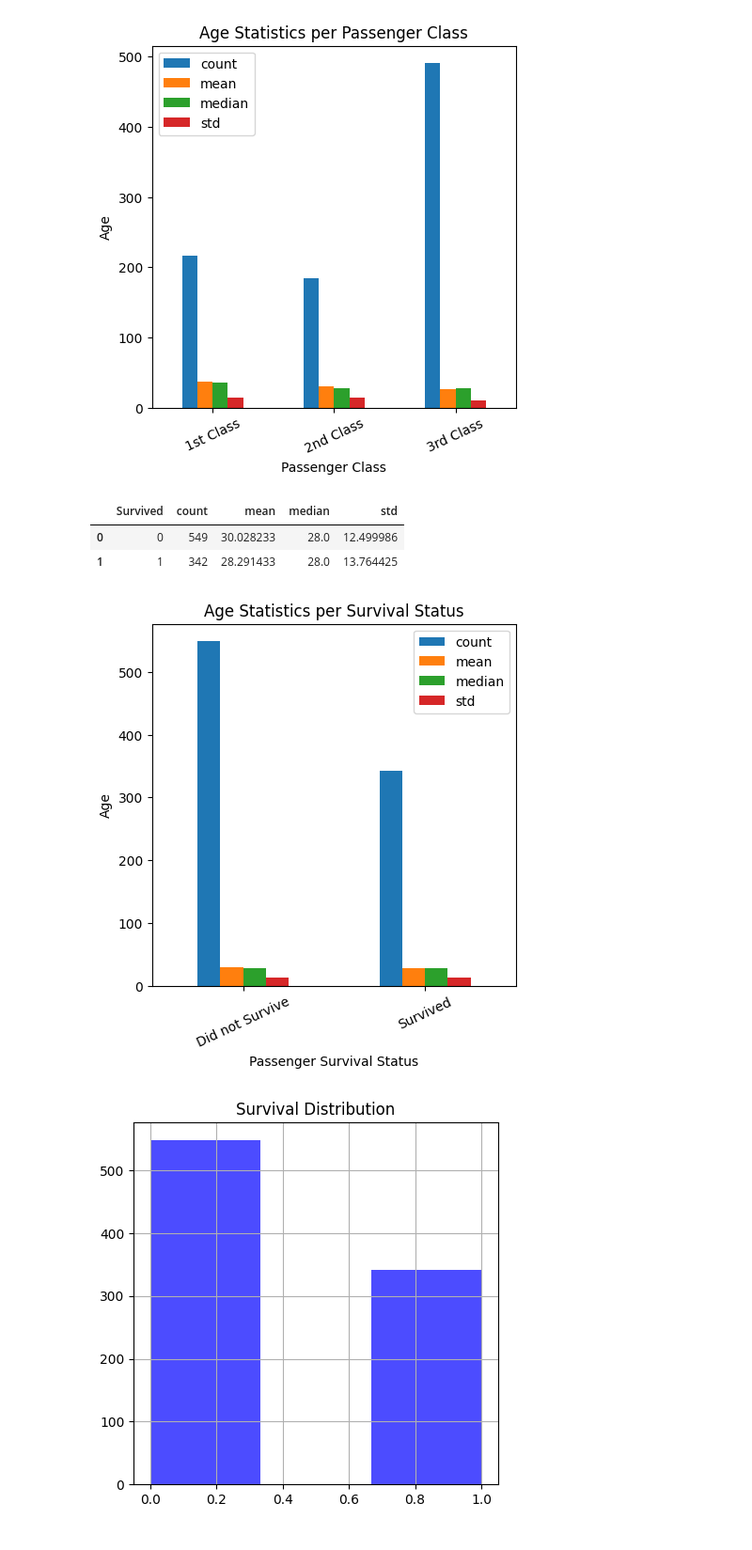
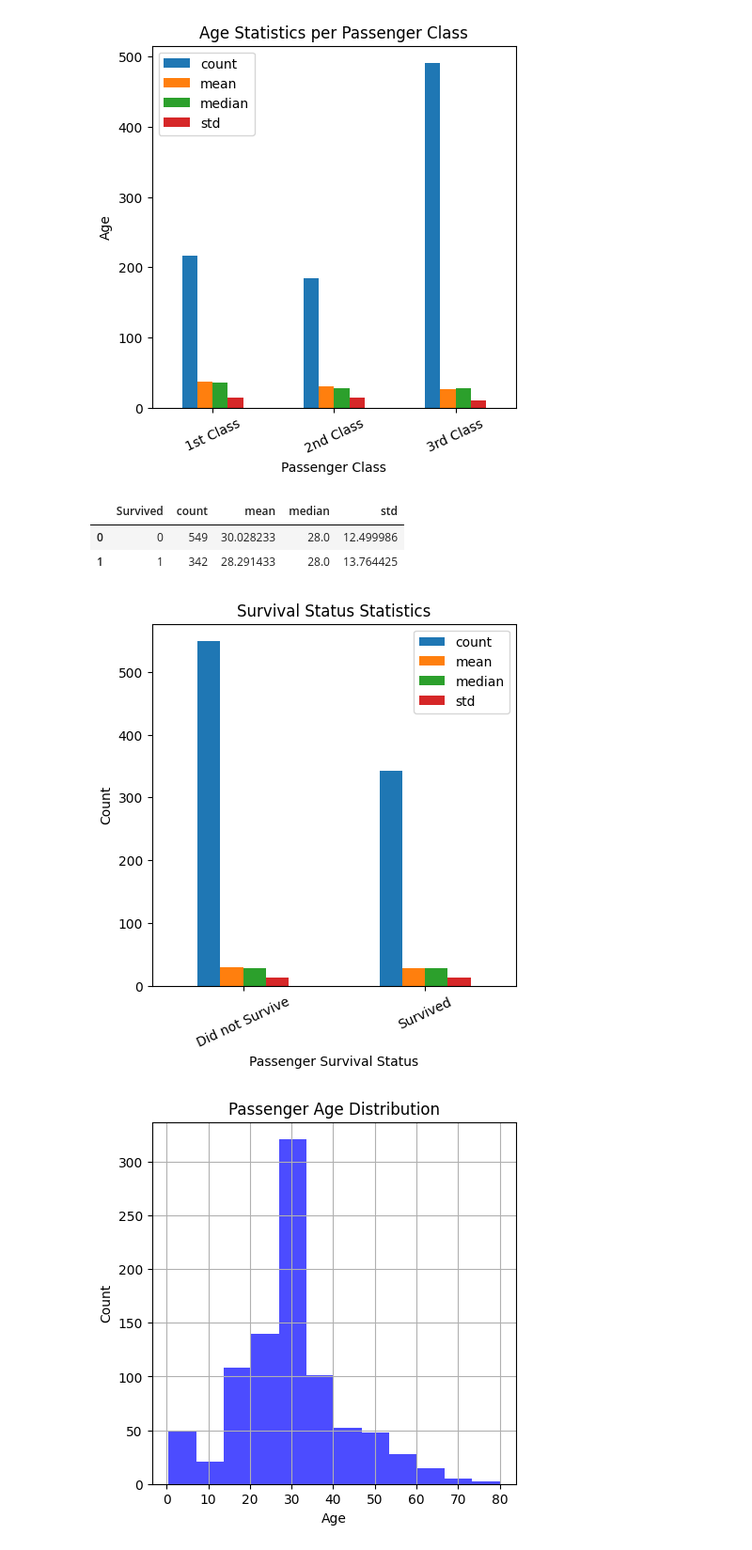
Before and after one commit to Alexander040105/ThirdYearProjects, a Jupyter notebook: data_mining_sub/titanic.ipynb, the cells around one changed output. Shown: that part at 94% size. Cells and saved outputs as stored; diff of their text form; code cells hidden in the pictures.

```diff
--- a/data_mining_sub/titanic.ipynb
+++ b/data_mining_sub/titanic.ipynb
@@ -43,5 +43,5 @@ For example, when doing 'df[col].method(value, inplace=True)', try using 'df.met
 
   titanic_dataset['Age'].fillna(titanic_dataset['Age'].median(), inplace=True)
 # %%
-titanic_dataset.dropna()
-titanic_dataset.drop(columns=['PassengerId', 'Name', 'Ticket', 'Cabin'], inplace=True)
+titanic_dataset.drop(columns=['Cabin'], inplace=True)
+titanic_dataset['familySize'] = titanic_dataset['SibSp'] + titanic_dataset['Parch'] + 1
@@ -78,4 +100,2 @@ titanic_dataset.describe()
-# %%
-titanic_dataset.drop(columns=['SibSp', 'Parch'], inplace=True)
 # %%
 age_per_pclass = titanic_dataset.groupby('Pclass')['Age'].agg(['count','mean', 'median', 'std']).reset_index()
@@ -90,25 +110,27 @@ plt.ylabel('Age')
 plt.show()
 # %% [output]
 [figure]
-# %%
-age_per_survived
-# %% [output]
-|  | Survived | count | mean | median | std |
-| 0 | 0 | 549 | 30.028233 | 28.0 | 12.499986 |
-| 1 | 1 | 342 | 28.291433 | 28.0 | 13.764425 |
+# %%
+survived_stats
+# %% [output]
+|  | Survived | count | mean | median | std |
+| 0 | 0 | 549 | 30.028233 | 28.0 | 12.499986 |
+| 1 | 1 | 342 | 28.291433 | 28.0 | 13.764425 |
 # %%
-ax = age_per_survived[['count','mean', 'median', 'std']].plot(kind='bar', figsize=(5, 5), rot=0)
-ax.set_xticks(range(len(age_per_survived)))
+ax = survived_stats[['count','mean', 'median', 'std']].plot(kind='bar', figsize=(5, 5), rot=0)
+ax.set_xticks(range(len(survived_stats)))
 ax.set_xticklabels(['Did not Survive', 'Survived'], rotation=25)
-plt.title('Age Statistics per Survival Status')
+plt.title('Survival Status Statistics')
 plt.xlabel('Passenger Survival Status')
-plt.ylabel('Age')
+plt.ylabel('Count')
 plt.show()
 # %% [output]
-[figure, old version]
+[figure, new version]
 # %%
-titanic_dataset['Survived'].hist(bins=3, figsize=(5, 5), color='blue', alpha=0.7)
-plt.title('Survival Distribution')
+titanic_dataset['Age'].hist(bins=12, figsize=(5, 5), color='blue', alpha=0.7)
+plt.xlabel('Age')
+plt.ylabel('Count')
+plt.title('Passenger Age Distribution')
 plt.show()
 # %% [output]
-[figure, old version]
+[figure, new version]
```
Also changed, not shown: parts of 12 cells of this notebook.
